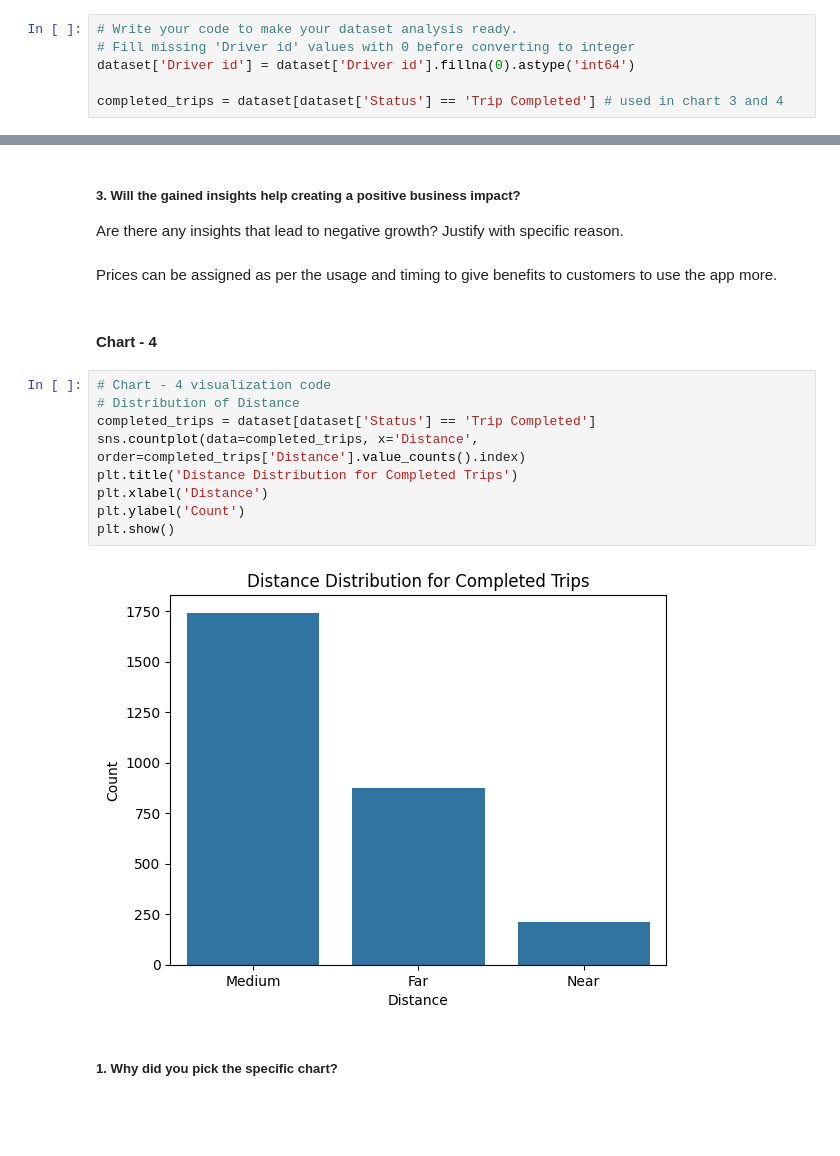
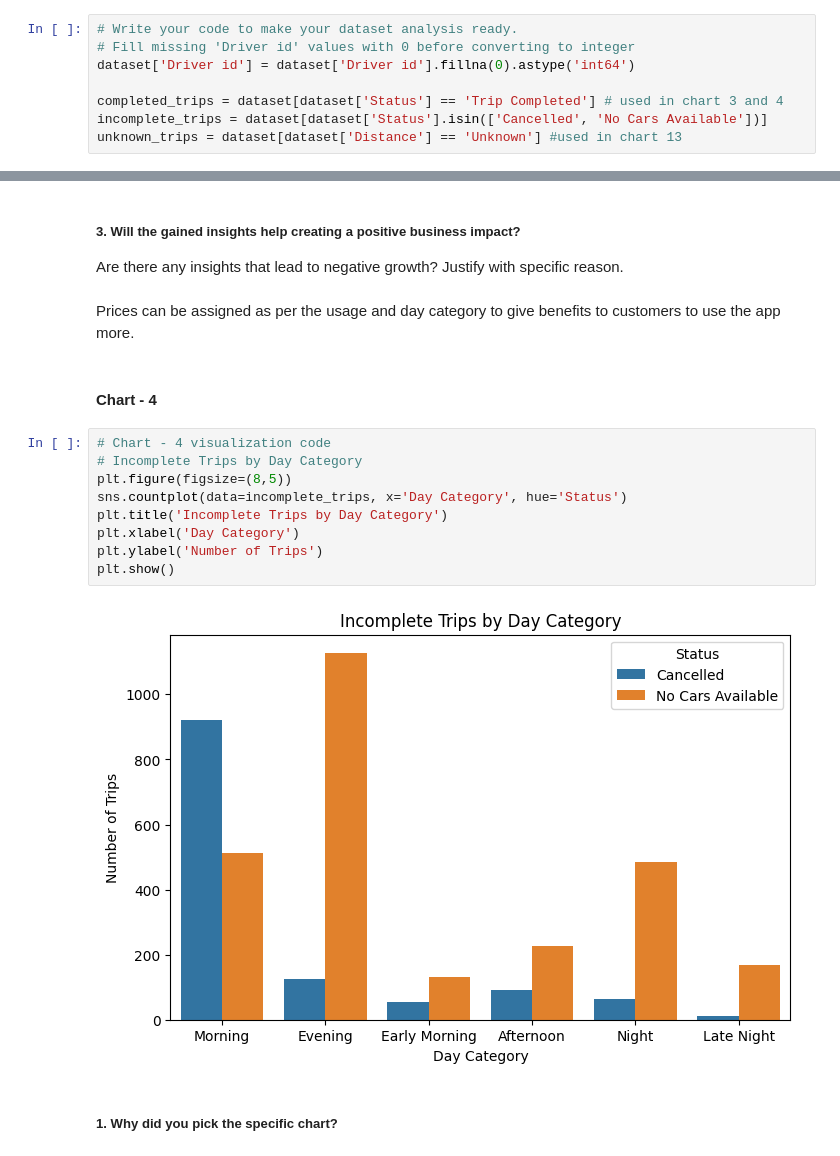
Before and after one commit to karthikdoguparthi/Uber-Supply-Demand-Gaps, a Jupyter notebook: UBER_Supply_Demand_Gaps.ipynb, the cells around one changed output, grey strips where cells are left out. Cells and saved outputs as stored; diff of their text form; blank space fills up the shorter version.

```diff
--- a/UBER_Supply_Demand_Gaps.ipynb
+++ b/UBER_Supply_Demand_Gaps.ipynb
@@ -249,6 +262,8 @@ dtype: int64
 dataset['Driver id'] = dataset['Driver id'].fillna(0).astype('int64')
 
 completed_trips = dataset[dataset['Status'] == 'Trip Completed'] # used in chart 3 and 4
+incomplete_trips = dataset[dataset['Status'].isin(['Cancelled', 'No Cars Available'])]
+unknown_trips = dataset[dataset['Distance'] == 'Unknown'] #used in chart 13
 # %%
 dataset.head()
 # %% [output]
@@ -361,20 +378,20 @@ Shows what time of the day people are booking cars the most.
 ##### 3. Will the gained insights help creating a positive business impact?
 Are there any insights that lead to negative growth? Justify with specific reason.
 # %% [markdown]
-Prices can be assigned as per the usage and timing to give benefits to customers to use the app more.
+Prices can be assigned as per the usage and day category to give benefits to customers to use the app more.
 # %% [markdown]
 #### Chart - 4
-# %%
-# Chart - 4 visualization code
-# Distribution of Distance
-completed_trips = dataset[dataset['Status'] == 'Trip Completed']
-sns.countplot(data=completed_trips, x='Distance', order=completed_trips['Distance'].value_counts().index)
-plt.title('Distance Distribution for Completed Trips')
-plt.xlabel('Distance')
-plt.ylabel('Count')
-plt.show()
-# %% [output]
-[figure, removed]
+# %%
+# Chart - 4 visualization code
+# Incomplete Trips by Day Category
+plt.figure(figsize=(8,5))
+sns.countplot(data=incomplete_trips, x='Day Category', hue='Status')
+plt.title('Incomplete Trips by Day Category')
+plt.xlabel('Day Category')
+plt.ylabel('Number of Trips')
+plt.show()
+# %% [output]
+[figure, added]
 # %% [markdown]
 ##### 1. Why did you pick the specific chart?
 # %% [markdown]
```
Also changed, not shown: parts of 31 cells of this notebook.
